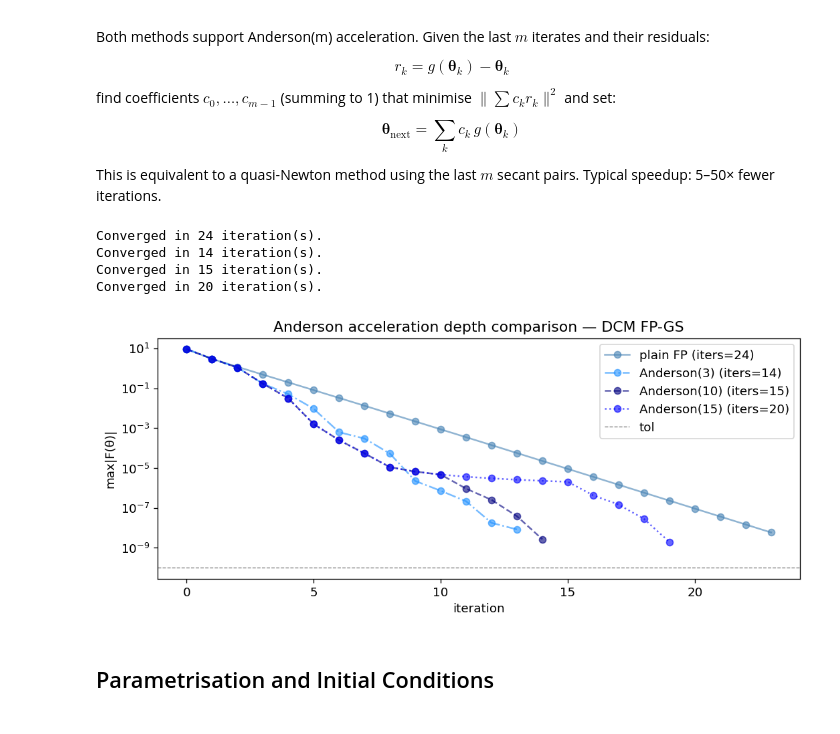
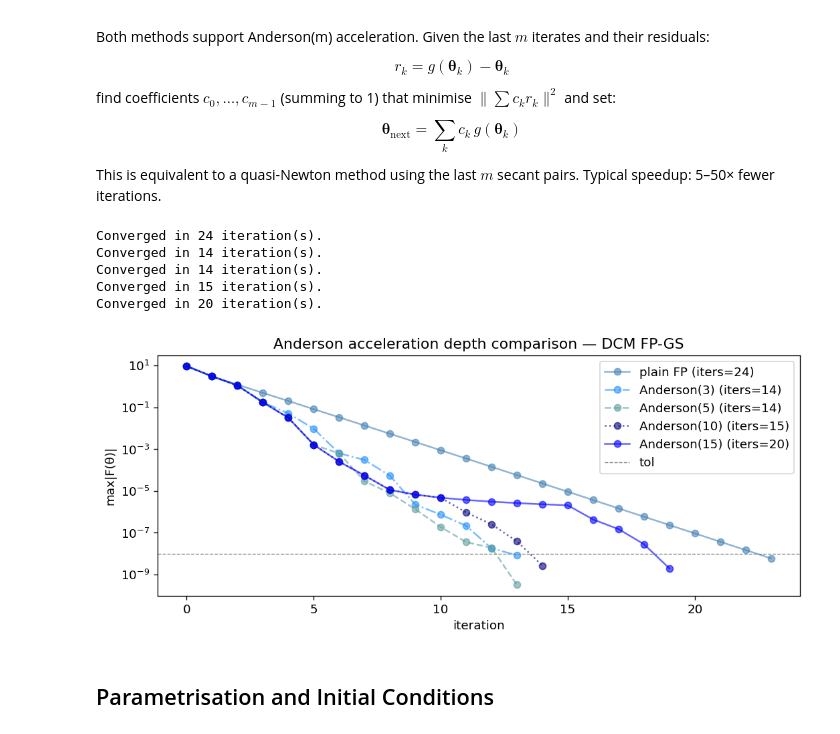
Before and after one commit to fabiosaracco/dcms, a Jupyter notebook: dcms_tutorial.ipynb, the cells around one changed output. Drawn from its saved outputs; the diff is of its cells as text; code cells hidden in the pictures.

```diff
--- a/dcms_tutorial.ipynb
+++ b/dcms_tutorial.ipynb
@@ -571,27 +571,28 @@ This is equivalent to a quasi-Newton method using the last $m$ secant pairs.  Ty
 # %%
 # Compare plain FP vs Anderson(1) vs Anderson(10) on DCM
 fig, ax = plt.subplots(figsize=(9, 4))
 
-colors = ['steelblue', 'dodgerblue' ,'navy', 'blue']
-lss=['-', '-.', '--', ':']
-labels_depths = [('plain FP', 0), ('Anderson(3)', 3), ('Anderson(10)', 10), ('Anderson(15)', 15)]
+colors = ['steelblue', 'dodgerblue','cadetblue', 'navy', 'blue']
+lss=['-', '-.', '--', ':', '-']
+labels_depths = [('plain FP', 0), ('Anderson(3)', 3), ('Anderson(5)', 5), ('Anderson(10)', 10), ('Anderson(15)', 15)]
 
 for (label, depth), color, ls in zip(labels_depths, colors, lss):
     model.solve_tool(variant='gauss-seidel', tol=1e-8, anderson_depth=depth)
     ax.semilogy(model.residuals, label=f'{label} (iters={model.iterations})', color=color, linestyle=ls, marker='o', alpha=0.6)
 
-ax.axhline(1e-10, color='gray', linestyle='--', linewidth=0.8, label='tol')
+ax.axhline(1e-8, color='gray', linestyle='--', linewidth=0.8, label='tol')
 ax.set_xlabel('iteration'); ax.set_ylabel('max|F(θ)|')
 ax.set_title('Anderson acceleration depth comparison — DCM FP-GS')
 ax.legend()
 plt.tight_layout()
 plt.show()
 # %% [output]
 Converged in 24 iteration(s).
+Converged in 14 iteration(s).
 Converged in 14 iteration(s).
 Converged in 15 iteration(s).
 Converged in 20 iteration(s).
-[figure, old version]
+[figure, new version]
 # %% [markdown]
 ## Parametrisation and Initial Conditions
 # %% [markdown]
```
Also changed, not shown: parts of 12 cells of this notebook, 1 other file.
